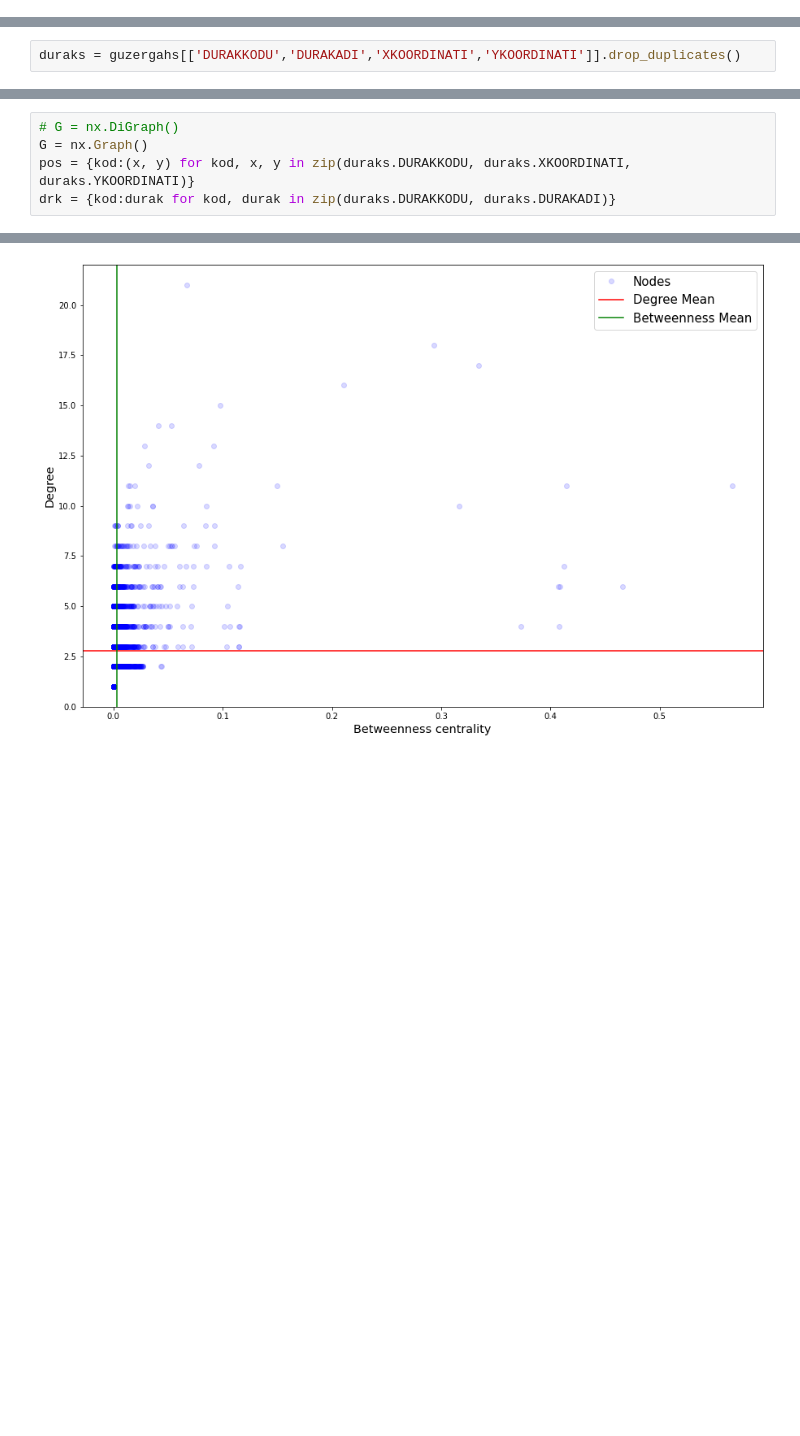
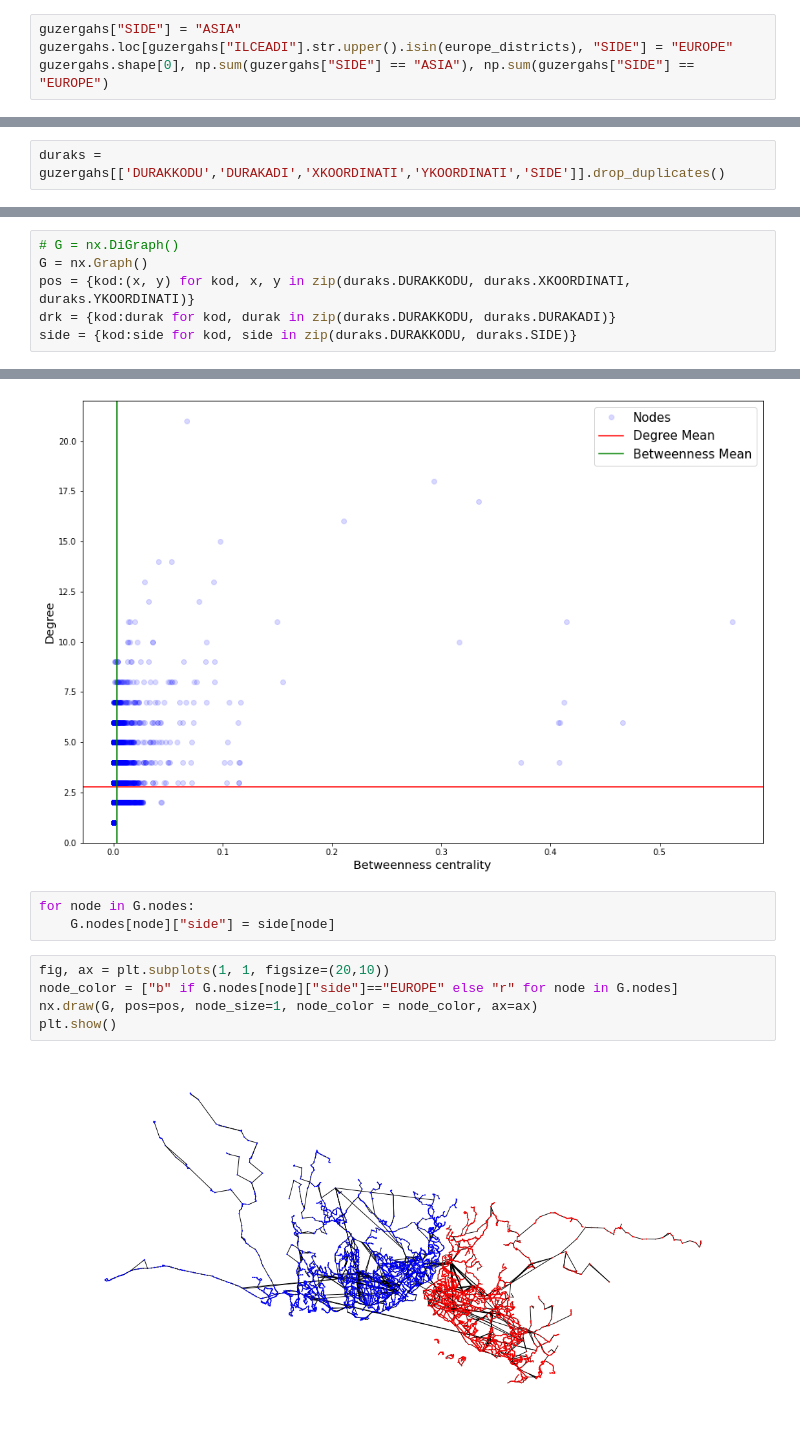
Before and after one commit to hozgurr/BLG-549E-Graph-Theory-Term-Project, a Jupyter notebook: create_digraph.ipynb, the cells around one changed output, grey strips where cells are left out. Saved outputs shown, nothing was run; the diff lists cells and outputs as text; blank space fills up the shorter version.

Commit message:
eu-asia side

```diff
--- a/create_digraph.ipynb
+++ b/create_digraph.ipynb
@@ -11,0 +34,4 @@ guzergahs = pd.read_csv("data_gathering/csv_files/guzergah_all.csv", index_col=0
+# %%
+guzergahs["SIDE"] = "ASIA"
+guzergahs.loc[guzergahs["ILCEADI"].str.upper().isin(europe_districts), "SIDE"] = "EUROPE"
+guzergahs.shape[0], np.sum(guzergahs["SIDE"] == "ASIA"), np.sum(guzergahs["SIDE"] == "EUROPE")
@@ -12,7 +40,7 @@ guzergahs = pd.read_csv("data_gathering/csv_files/guzergah_all.csv", index_col=0
 # %%
 hatkodu = hats[hats.HAT_DURUMU==1].HAT_KODU.to_numpy()
 # %%
-duraks = guzergahs[['DURAKKODU','DURAKADI','XKOORDINATI','YKOORDINATI']].drop_duplicates()
+duraks = guzergahs[['DURAKKODU','DURAKADI','XKOORDINATI','YKOORDINATI','SIDE']].drop_duplicates()
 # %%
 # dk = gpd.GeoSeries.from_wkt(duraks.KOORDINAT)
 #dk = gpd.GeoSeries.from_xy(duraks.XKOORDINATI, duraks.YKOORDINATI)
@@ -25,6 +53,7 @@ duraks = guzergahs[['DURAKKODU','DURAKADI','XKOORDINATI','YKOORDINATI']].drop_du
 G = nx.Graph()
 pos = {kod:(x, y) for kod, x, y in zip(duraks.DURAKKODU, duraks.XKOORDINATI, duraks.YKOORDINATI)}
 drk = {kod:durak for kod, durak in zip(duraks.DURAKKODU, duraks.DURAKADI)}
+side = {kod:side for kod, side in zip(duraks.DURAKKODU, duraks.SIDE)}
 # %%
 for hat in hatkodu:
     yol = guzergahs[(guzergahs.HATKODU==hat) & (guzergahs.YON=='D')]
@@ -144,3 +173,13 @@ plt.legend(prop={'size': 15})
 plt.show()
 # %% [output]
 [figure]
+# %%
+for node in G.nodes:
+    G.nodes[node]["side"] = side[node]
+# %%
+fig, ax = plt.subplots(1, 1, figsize=(20,10))
+node_color = ["b" if G.nodes[node]["side"]=="EUROPE" else "r" for node in G.nodes]
+nx.draw(G, pos=pos, node_size=1, node_color = node_color, ax=ax)
+plt.show()
+# %% [output]
+[figure, added]
```
Also changed, not shown: parts of 7 cells of this notebook.
